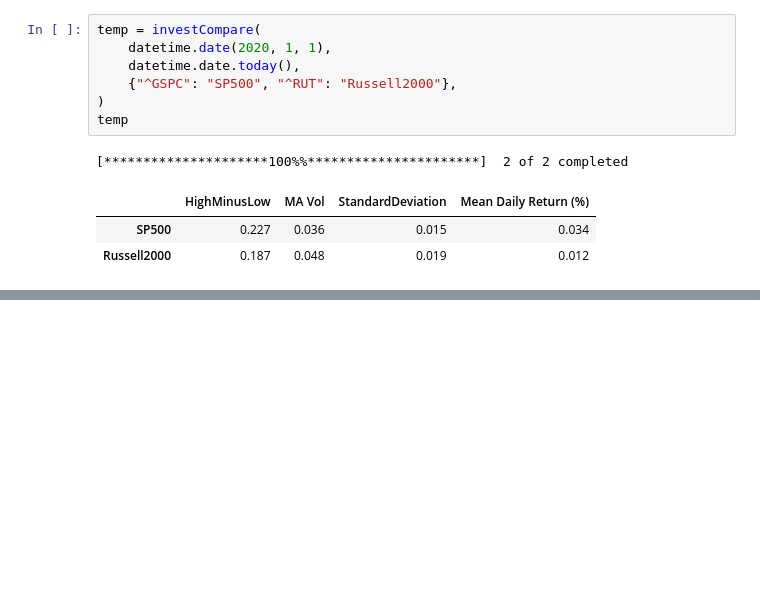
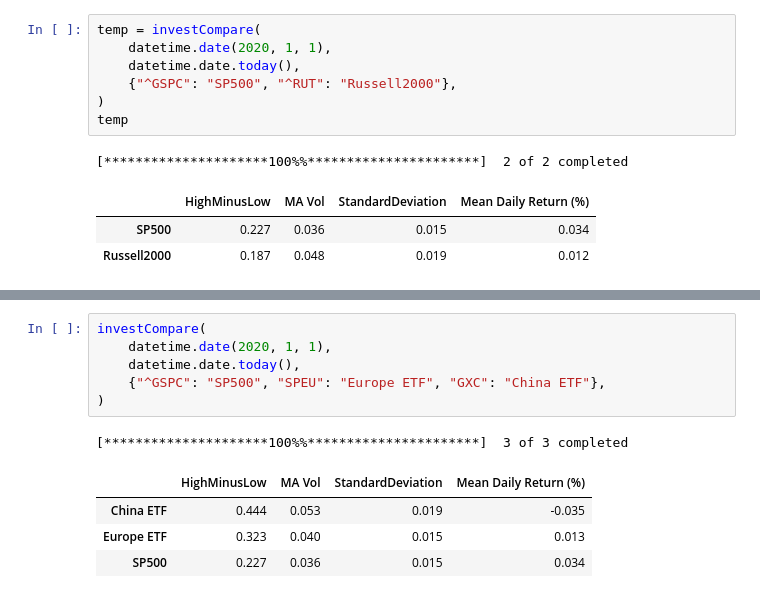
Before and after one commit to adevrent/wqu_mscfe, a Jupyter notebook: Financial Data/M2/L2.ipynb, the cells around one changed output, grey strips where cells are left out. Saved outputs shown, nothing was run; the diff lists cells and outputs as text; blank space fills up the shorter version.

```diff
--- a/Financial Data/M2/L2.ipynb
+++ b/Financial Data/M2/L2.ipynb
@@ -215,0 +240,12 @@ investCompare(
+# %%
+investCompare(
+    datetime.date(2020, 1, 1),
+    datetime.date.today(),
+    {"^GSPC": "SP500", "SPEU": "Europe ETF", "GXC": "China ETF"},
+)
+# %% [output]
+[*********************100%%**********************]  3 of 3 completed
+|  | HighMinusLow | MA Vol | StandardDeviation | Mean Daily Return (%) |
+| China ETF | 0.444 | 0.053 | 0.019 | -0.035 |
+| Europe ETF | 0.323 | 0.040 | 0.015 | 0.013 |
+| SP500 | 0.227 | 0.036 | 0.015 | 0.034 |
```
Also changed, not shown: parts of 4 cells of this notebook, 1 other file.
